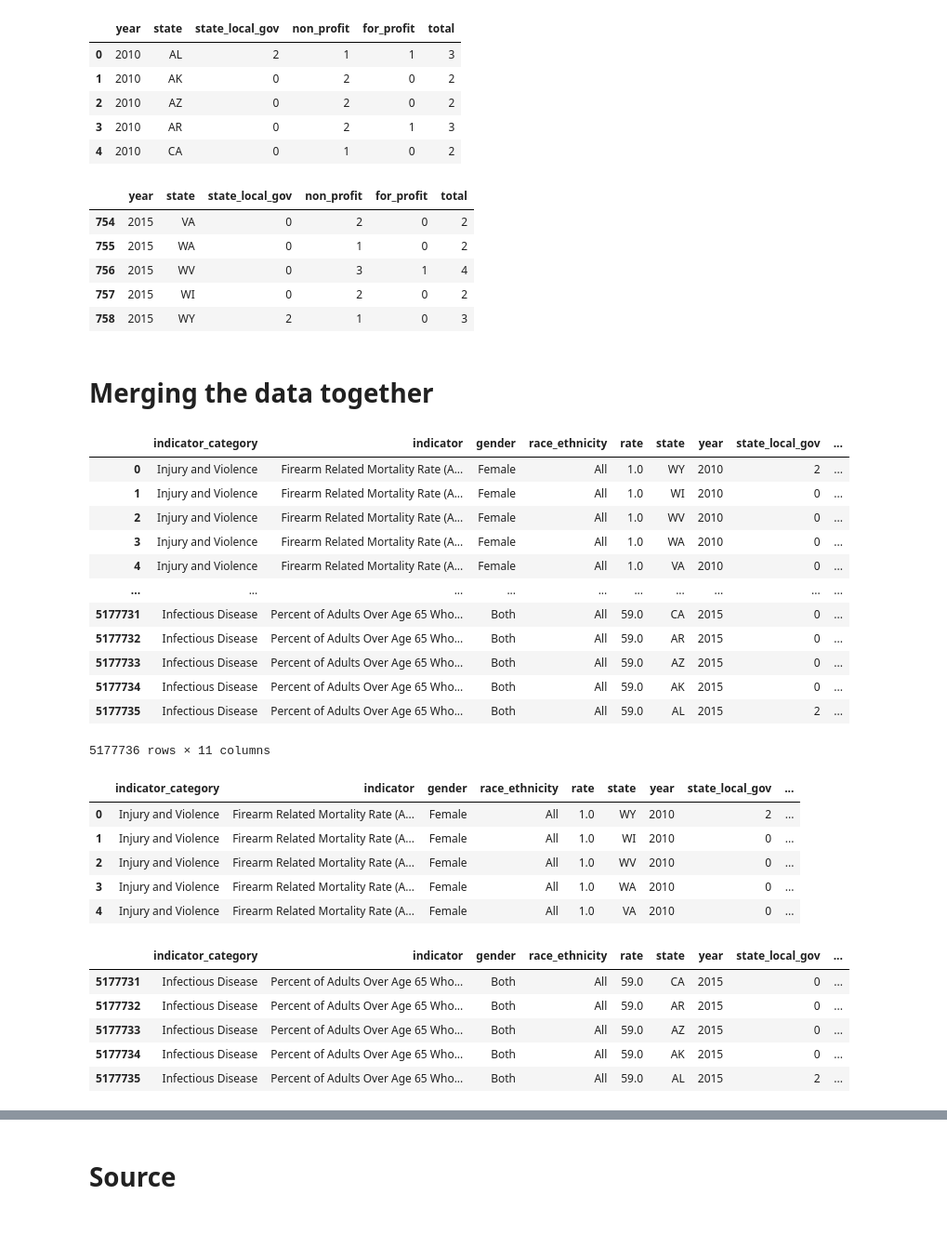
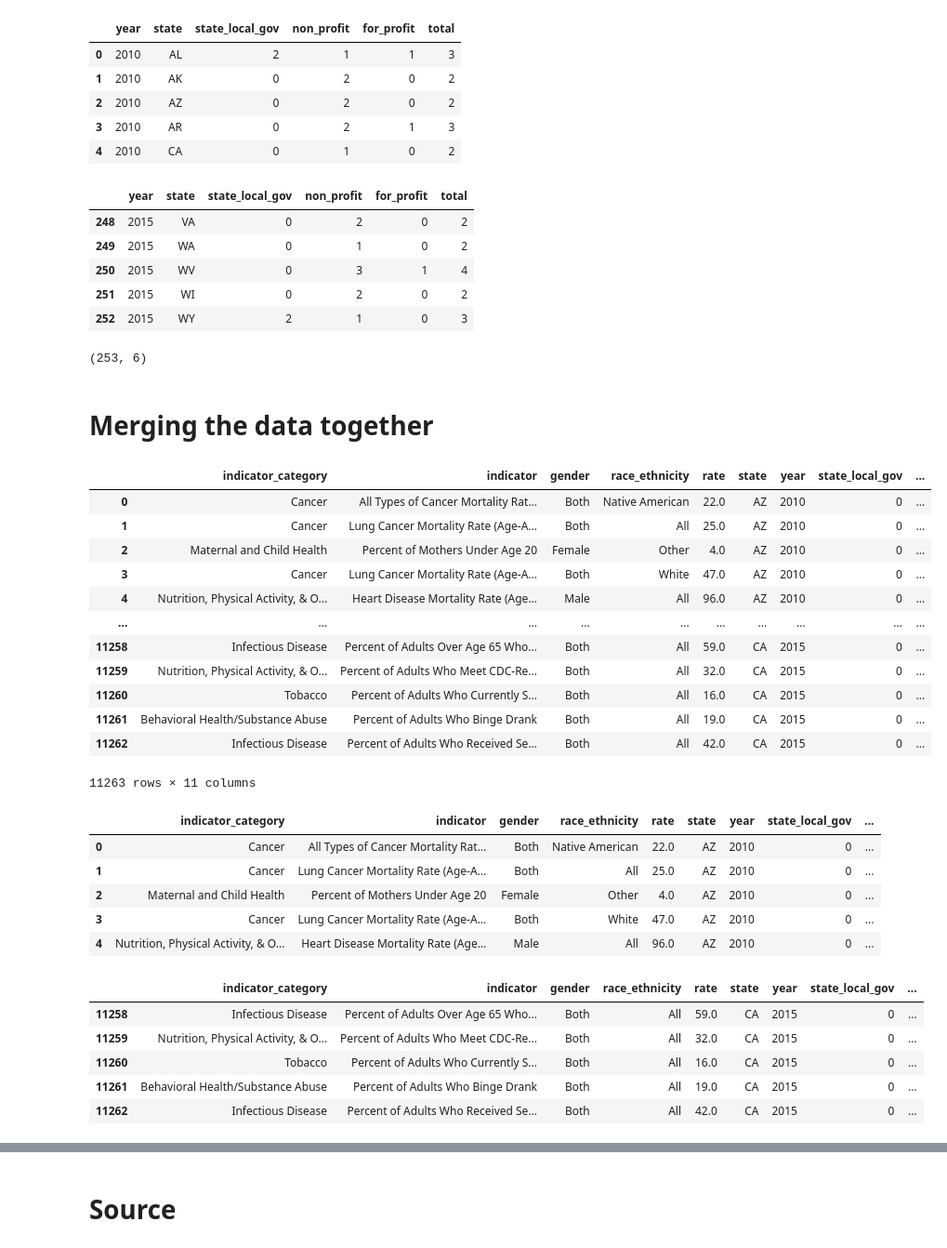
Before and after one commit to erikayi/Project-2-ETL-Cities-Health-Data, a Jupyter notebook: ETL_Cities_Health_Data_Project.ipynb, the cells around one changed output, grey strips where cells are left out. Shown: that part at 93% size. Saved outputs shown, nothing was run; the diff lists cells and outputs as text; code cells hidden in the pictures.

```diff
--- a/ETL_Cities_Health_Data_Project.ipynb
+++ b/ETL_Cities_Health_Data_Project.ipynb
@@ -494,14 +632,18 @@ hospital_df.head()
 | 3 | 2010 | AR | 0 | 2 | 1 | 3 |
 | 4 | 2010 | CA | 0 | 1 | 0 | 2 |
 # %%
-hospital_df.tail()
+cleaned_hospital_df.tail()
 # %% [output]
 |  | year | state | state_local_gov | non_profit | for_profit | total |
-| 754 | 2015 | VA | 0 | 2 | 0 | 2 |
-| 755 | 2015 | WA | 0 | 1 | 0 | 2 |
-| 756 | 2015 | WV | 0 | 3 | 1 | 4 |
-| 757 | 2015 | WI | 0 | 2 | 0 | 2 |
-| 758 | 2015 | WY | 2 | 1 | 0 | 3 |
+| 248 | 2015 | VA | 0 | 2 | 0 | 2 |
+| 249 | 2015 | WA | 0 | 1 | 0 | 2 |
+| 250 | 2015 | WV | 0 | 3 | 1 | 4 |
+| 251 | 2015 | WI | 0 | 2 | 0 | 2 |
+| 252 | 2015 | WY | 2 | 1 | 0 | 3 |
+# %%
+cleaned_hospital_df.shape
+# %% [output]
+(253, 6)
 # %%
 # hospitals_2010 = pd.read_sql_query('SELECT * FROM hospital_data_2010', con=engine)
 # hospitals_2010.head()
@@ -523,38 +665,38 @@ hospital_df.tail()
 # %% [markdown]
 # Merging the data together
 # %%
-merged_health_data = pd.read_sql_query('SELECT hc.indicator_category, hc.indicator, hc.gender, hc.race_ethnicity, hc.rate, ho.state, hc.year, ho.state_local_gov, ho.non_profit, ho.for_profit, ho.total FROM health_cities hc LEFT JOIN hospital_data ho ON hc.year = ho.year',
+merged_health_data = pd.read_sql_query('SELECT hc.indicator_category, hc.indicator, hc.gender, hc.race_ethnicity, hc.rate, ho.state, hc.year, ho.state_local_gov, ho.non_profit, ho.for_profit, ho.total FROM health_cities hc INNER JOIN hospital_data ho ON hc.year = ho.year AND hc.state = ho.state ORDER BY hc.year ASC',
                                        con=engine)
 merged_health_data
 # %% [output]
 |  | indicator_category | indicator | gender | race_ethnicity | rate | state | year | state_local_gov | ... |
-| 0 | Injury and Violence | Firearm Related Mortality Rate (A... | Female | All | 1.0 | WY | 2010 | 2 | ... |
-| 1 | Injury and Violence | Firearm Related Mortality Rate (A... | Female | All | 1.0 | WI | 2010 | 0 | ... |
-| 2 | Injury and Violence | Firearm Related Mortality Rate (A... | Female | All | 1.0 | WV | 2010 | 0 | ... |
-| 3 | Injury and Violence | Firearm Related Mortality Rate (A... | Female | All | 1.0 | WA | 2010 | 0 | ... |
-| 4 | Injury and Violence | Firearm Related Mortality Rate (A... | Female | All | 1.0 | VA | 2010 | 0 | ... |
+| 0 | Cancer | All Types of Cancer Mortality Rat... | Both | Native American | 22.0 | AZ | 2010 | 0 | ... |
+| 1 | Cancer | Lung Cancer Mortality Rate (Age-A... | Both | All | 25.0 | AZ | 2010 | 0 | ... |
+| 2 | Maternal and Child Health | Percent of Mothers Under Age 20 | Female | Other | 4.0 | AZ | 2010 | 0 | ... |
+| 3 | Cancer | Lung Cancer Mortality Rate (Age-A... | Both | White | 47.0 | AZ | 2010 | 0 | ... |
+| 4 | Nutrition, Physical Activity, & O... | Heart Disease Mortality Rate (Age... | Male | All | 96.0 | AZ | 2010 | 0 | ... |
 | ... | ... | ... | ... | ... | ... | ... | ... | ... | ... |
-| 5177731 | Infectious Disease | Percent of Adults Over Age 65 Who... | Both | All | 59.0 | CA | 2015 | 0 | ... |
-| 5177732 | Infectious Disease | Percent of Adults Over Age 65 Who... | Both | All | 59.0 | AR | 2015 | 0 | ... |
-| 5177733 | Infectious Disease | Percent of Adults Over Age 65 Who... | Both | All | 59.0 | AZ | 2015 | 0 | ... |
-| 5177734 | Infectious Disease | Percent of Adults Over Age 65 Who... | Both | All | 59.0 | AK | 2015 | 0 | ... |
-| 5177735 | Infectious Disease | Percent of Adults Over Age 65 Who... | Both | All | 59.0 | AL | 2015 | 2 | ... |
+| 11258 | Infectious Disease | Percent of Adults Over Age 65 Who... | Both | All | 59.0 | CA | 2015 | 0 | ... |
+| 11259 | Nutrition, Physical Activity, & O... | Percent of Adults Who Meet CDC-Re... | Both | All | 32.0 | CA | 2015 | 0 | ... |
+| 11260 | Tobacco | Percent of Adults Who Currently S... | Both | All | 16.0 | CA | 2015 | 0 | ... |
+| 11261 | Behavioral Health/Substance Abuse | Percent of Adults Who Binge Drank | Both | All | 19.0 | CA | 2015 | 0 | ... |
+| 11262 | Infectious Disease | Percent of Adults Who Received Se... | Both | All | 42.0 | CA | 2015 | 0 | ... |
-5177736 rows × 11 columns
+11263 rows × 11 columns
 # %%
 merged_health_data.head()
 # %% [output]
 |  | indicator_category | indicator | gender | race_ethnicity | rate | state | year | state_local_gov | ... |
-| 0 | Injury and Violence | Firearm Related Mortality Rate (A... | Female | All | 1.0 | WY | 2010 | 2 | ... |
-| 1 | Injury and Violence | Firearm Related Mortality Rate (A... | Female | All | 1.0 | WI | 2010 | 0 | ... |
-| 2 | Injury and Violence | Firearm Related Mortality Rate (A... | Female | All | 1.0 | WV | 2010 | 0 | ... |
-| 3 | Injury and Violence | Firearm Related Mortality Rate (A... | Female | All | 1.0 | WA | 2010 | 0 | ... |
-| 4 | Injury and Violence | Firearm Related Mortality Rate (A... | Female | All | 1.0 | VA | 2010 | 0 | ... |
+| 0 | Cancer | All Types of Cancer Mortality Rat... | Both | Native American | 22.0 | AZ | 2010 | 0 | ... |
+| 1 | Cancer | Lung Cancer Mortality Rate (Age-A... | Both | All | 25.0 | AZ | 2010 | 0 | ... |
+| 2 | Maternal and Child Health | Percent of Mothers Under Age 20 | Female | Other | 4.0 | AZ | 2010 | 0 | ... |
+| 3 | Cancer | Lung Cancer Mortality Rate (Age-A... | Both | White | 47.0 | AZ | 2010 | 0 | ... |
+| 4 | Nutrition, Physical Activity, & O... | Heart Disease Mortality Rate (Age... | Male | All | 96.0 | AZ | 2010 | 0 | ... |
 # %%
 merged_health_data.tail()
 # %% [output]
 |  | indicator_category | indicator | gender | race_ethnicity | rate | state | year | state_local_gov | ... |
-| 5177731 | Infectious Disease | Percent of Adults Over Age 65 Who... | Both | All | 59.0 | CA | 2015 | 0 | ... |
-| 5177732 | Infectious Disease | Percent of Adults Over Age 65 Who... | Both | All | 59.0 | AR | 2015 | 0 | ... |
-| 5177733 | Infectious Disease | Percent of Adults Over Age 65 Who... | Both | All | 59.0 | AZ | 2015 | 0 | ... |
-| 5177734 | Infectious Disease | Percent of Adults Over Age 65 Who... | Both | All | 59.0 | AK | 2015 | 0 | ... |
-| 5177735 | Infectious Disease | Percent of Adults Over Age 65 Who... | Both | All | 59.0 | AL | 2015 | 2 | ... |
+| 11258 | Infectious Disease | Percent of Adults Over Age 65 Who... | Both | All | 59.0 | CA | 2015 | 0 | ... |
+| 11259 | Nutrition, Physical Activity, & O... | Percent of Adults Who Meet CDC-Re... | Both | All | 32.0 | CA | 2015 | 0 | ... |
+| 11260 | Tobacco | Percent of Adults Who Currently S... | Both | All | 16.0 | CA | 2015 | 0 | ... |
+| 11261 | Behavioral Health/Substance Abuse | Percent of Adults Who Binge Drank | Both | All | 19.0 | CA | 2015 | 0 | ... |
+| 11262 | Infectious Disease | Percent of Adults Who Received Se... | Both | All | 42.0 | CA | 2015 | 0 | ... |
```
Also changed, not shown: parts of 18 cells of this notebook, 2 other files.
